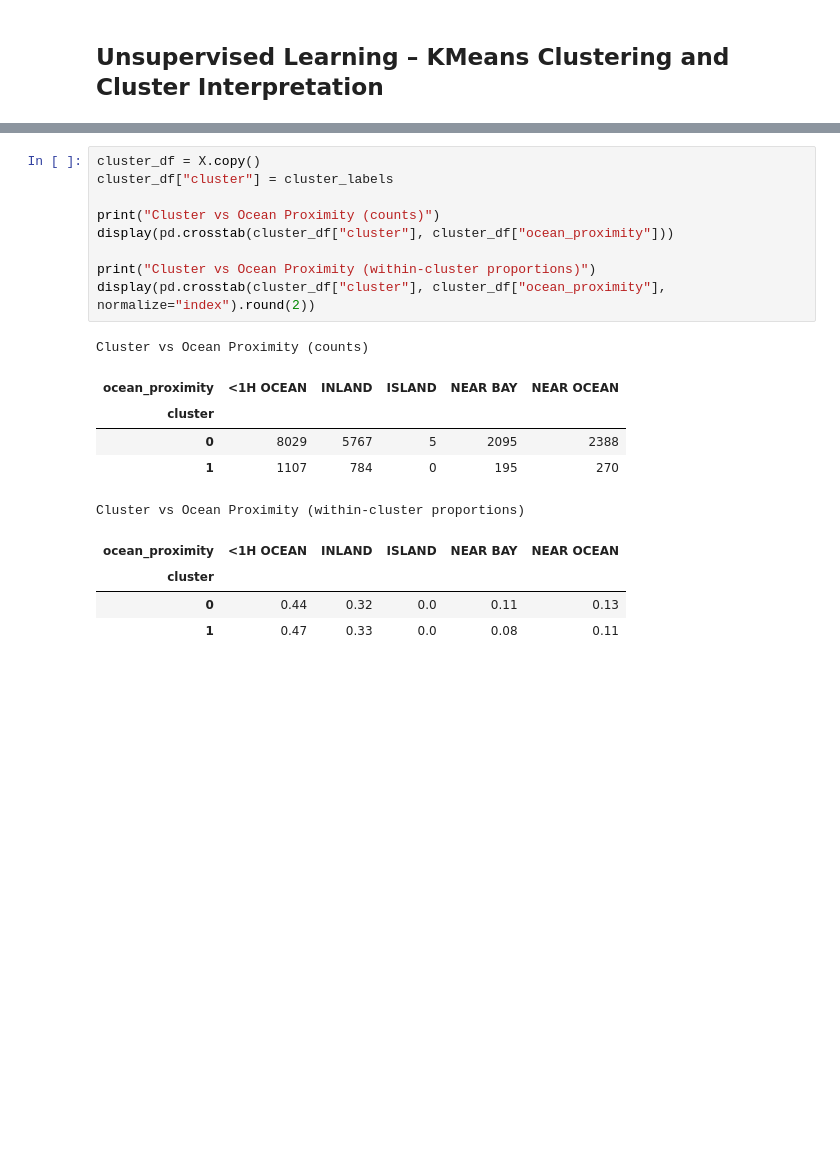
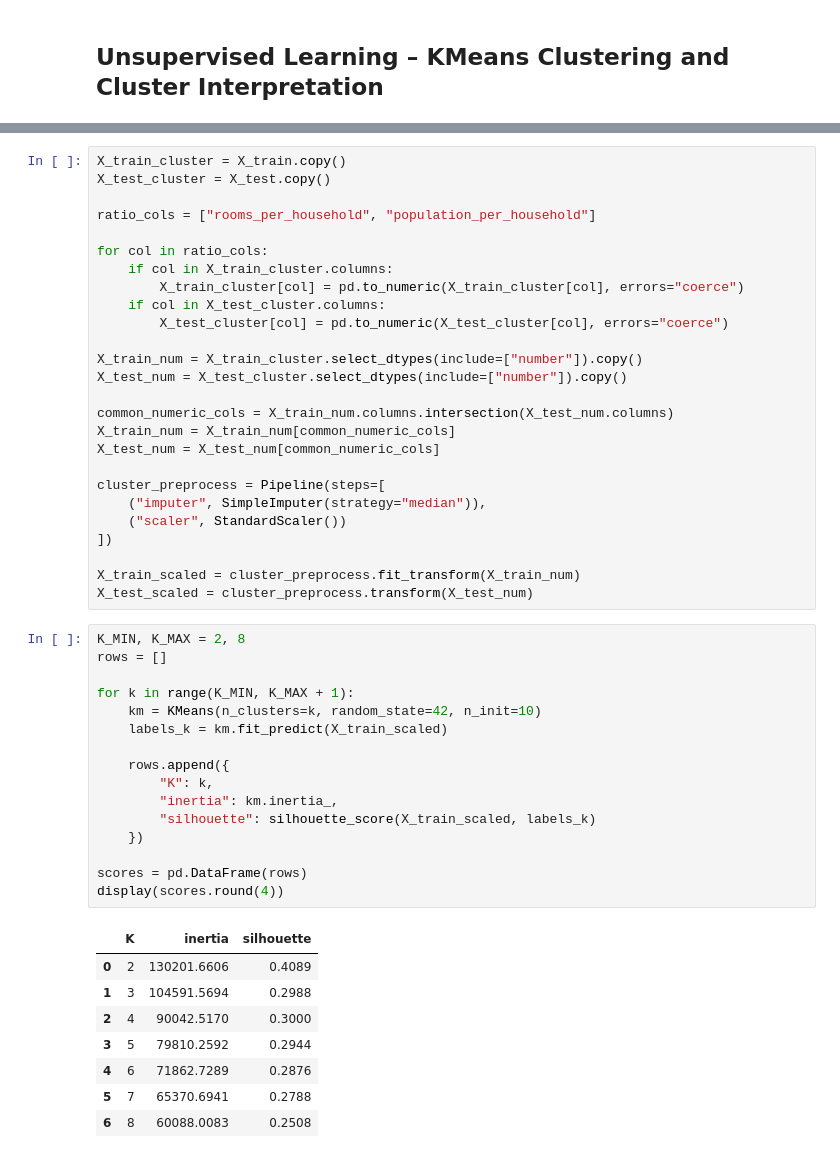
Before and after one commit to MalinMo/California-Housing, a Jupyter notebook: ML_Uppgift1_Malin_Moisander.ipynb, the cells around one changed output, grey strips where cells are left out. Saved outputs shown, nothing was run; the diff lists cells and outputs as text; blank space fills up the shorter version.

```diff
--- a/ML_Uppgift1_Malin_Moisander.ipynb
+++ b/ML_Uppgift1_Malin_Moisander.ipynb
@@ -550,20 +396,51 @@ plt.show()
-# %%
-cluster_df = X.copy()
-cluster_df["cluster"] = cluster_labels
-
-print("Cluster vs Ocean Proximity (counts)")
-display(pd.crosstab(cluster_df["cluster"], cluster_df["ocean_proximity"]))
-
-print("Cluster vs Ocean Proximity (within-cluster proportions)")
-display(pd.crosstab(cluster_df["cluster"], cluster_df["ocean_proximity"], normalize="index").round(2))
-# %% [output]
-Cluster vs Ocean Proximity (counts)
-| ocean_proximity | <1H OCEAN | INLAND | ISLAND | NEAR BAY | NEAR OCEAN |
-| cluster |  |  |  |  |  |
-| 0 | 8029 | 5767 | 5 | 2095 | 2388 |
-| 1 | 1107 | 784 | 0 | 195 | 270 |
-Cluster vs Ocean Proximity (within-cluster proportions)
-| ocean_proximity | <1H OCEAN | INLAND | ISLAND | NEAR BAY | NEAR OCEAN |
-| cluster |  |  |  |  |  |
-| 0 | 0.44 | 0.32 | 0.0 | 0.11 | 0.13 |
-| 1 | 0.47 | 0.33 | 0.0 | 0.08 | 0.11 |
+# %%
+X_train_cluster = X_train.copy()
+X_test_cluster = X_test.copy()
+
+ratio_cols = ["rooms_per_household", "population_per_household"]
+
+for col in ratio_cols:
+    if col in X_train_cluster.columns:
+        X_train_cluster[col] = pd.to_numeric(X_train_cluster[col], errors="coerce")
+    if col in X_test_cluster.columns:
+        X_test_cluster[col] = pd.to_numeric(X_test_cluster[col], errors="coerce")
+
+X_train_num = X_train_cluster.select_dtypes(include=["number"]).copy()
+X_test_num = X_test_cluster.select_dtypes(include=["number"]).copy()
+
+common_numeric_cols = X_train_num.columns.intersection(X_test_num.columns)
+X_train_num = X_train_num[common_numeric_cols]
+X_test_num = X_test_num[common_numeric_cols]
+
+cluster_preprocess = Pipeline(steps=[
+    ("imputer", SimpleImputer(strategy="median")),
+    ("scaler", StandardScaler())
+])
+
+X_train_scaled = cluster_preprocess.fit_transform(X_train_num)
+X_test_scaled = cluster_preprocess.transform(X_test_num)
+# %%
+K_MIN, K_MAX = 2, 8
+rows = []
+
+for k in range(K_MIN, K_MAX + 1):
+    km = KMeans(n_clusters=k, random_state=42, n_init=10)
+    labels_k = km.fit_predict(X_train_scaled)
+
+    rows.append({
+        "K": k,
+        "inertia": km.inertia_,
+        "silhouette": silhouette_score(X_train_scaled, labels_k)
+    })
+
+scores = pd.DataFrame(rows)
+display(scores.round(4))
+# %% [output]
+|  | K | inertia | silhouette |
+| 0 | 2 | 130201.6606 | 0.4089 |
+| 1 | 3 | 104591.5694 | 0.2988 |
+| 2 | 4 | 90042.5170 | 0.3000 |
+| 3 | 5 | 79810.2592 | 0.2944 |
+| 4 | 6 | 71862.7289 | 0.2876 |
+| 5 | 7 | 65370.6941 | 0.2788 |
+| 6 | 8 | 60088.0083 | 0.2508 |
```
Also changed, not shown: parts of 28 cells of this notebook.
